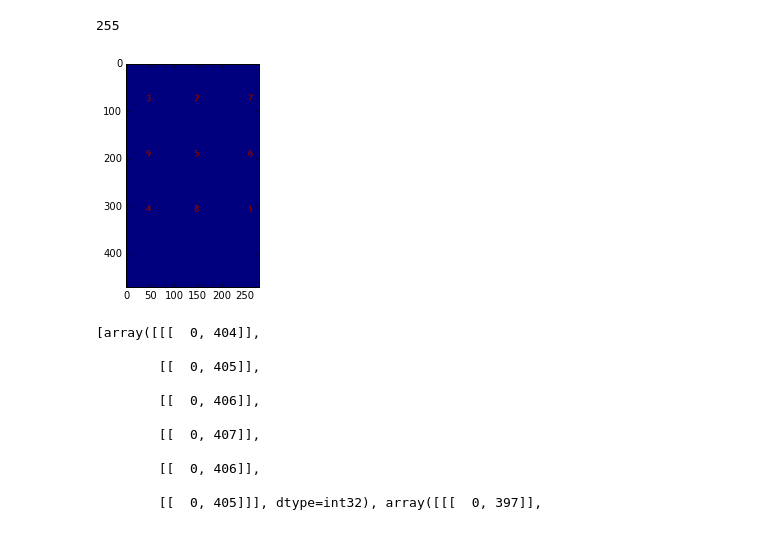
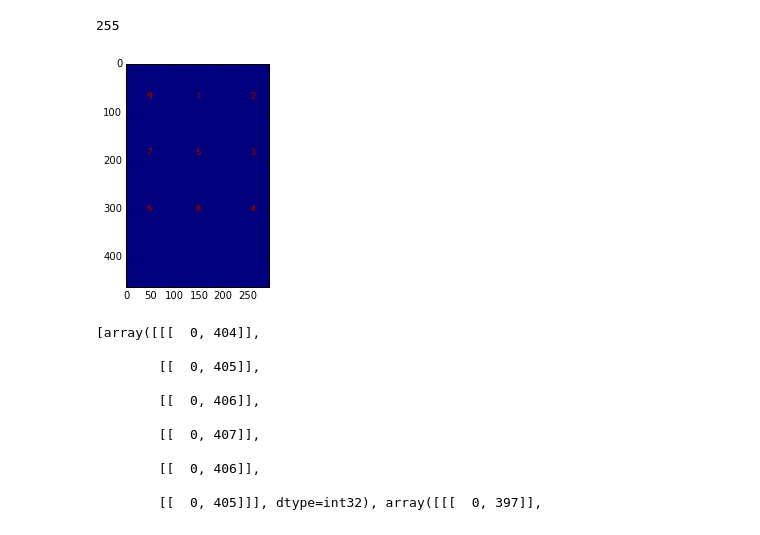
Before and after one commit to TestBotHub/DemoVision, a Jupyter notebook: Untitled.ipynb, the cells around one changed output. Cells and saved outputs as stored; diff of their text form; code cells hidden in the pictures.

Commit message:
test image

```diff
--- a/Untitled.ipynb
+++ b/Untitled.ipynb
@@ -11,20 +11,21 @@ from scipy import ndimage
 # %%
 camera = cv2.VideoCapture(1)
 # while True:
 retval, im = camera.read()
-im = im[130:410,68:538]
+im = im[147:443,68:530]
 im = ndimage.rotate(im, 90, reshape = True)
+cv2.imwrite("test.png", im)
 gray = cv2.cvtColor(im, cv2.COLOR_BGR2GRAY)
 blur = cv2.GaussianBlur(gray, (5,5), 0)
 ret, th = cv2.threshold(blur, 100, 300, cv2.THRESH_BINARY_INV)
 plt.imshow(th)
 #gray2 = cv2.bilateralFilter(gray, 11, 17, 17)
 #edged = cv2.Canny(gray2,30, 40)
 #plt.imshow(edged, cmap='gray')
 cv2.waitKey(10)
 # %% [output]
 255
-[figure, old version]
+[figure, new version]
 # %%
 _, ctrs, hier = cv2.findContours(th.copy(), cv2.RETR_EXTERNAL, cv2.CHAIN_APPROX_NONE)
 ctrs
```
Also changed, not shown: 2 other files.
